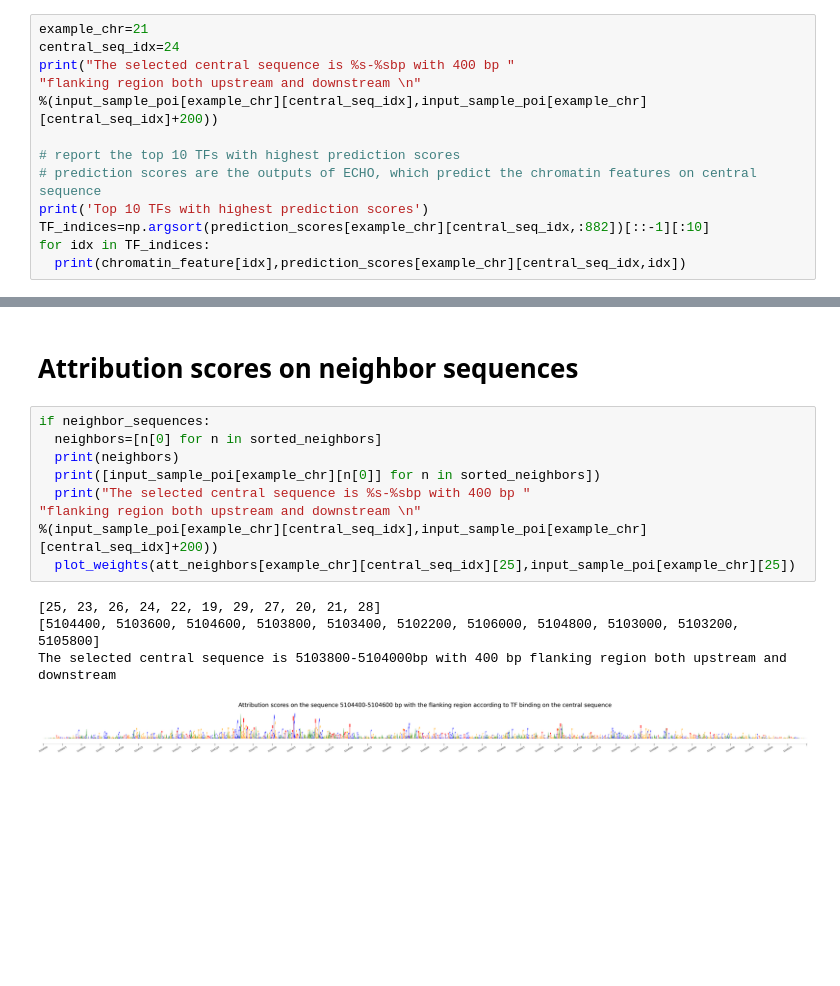
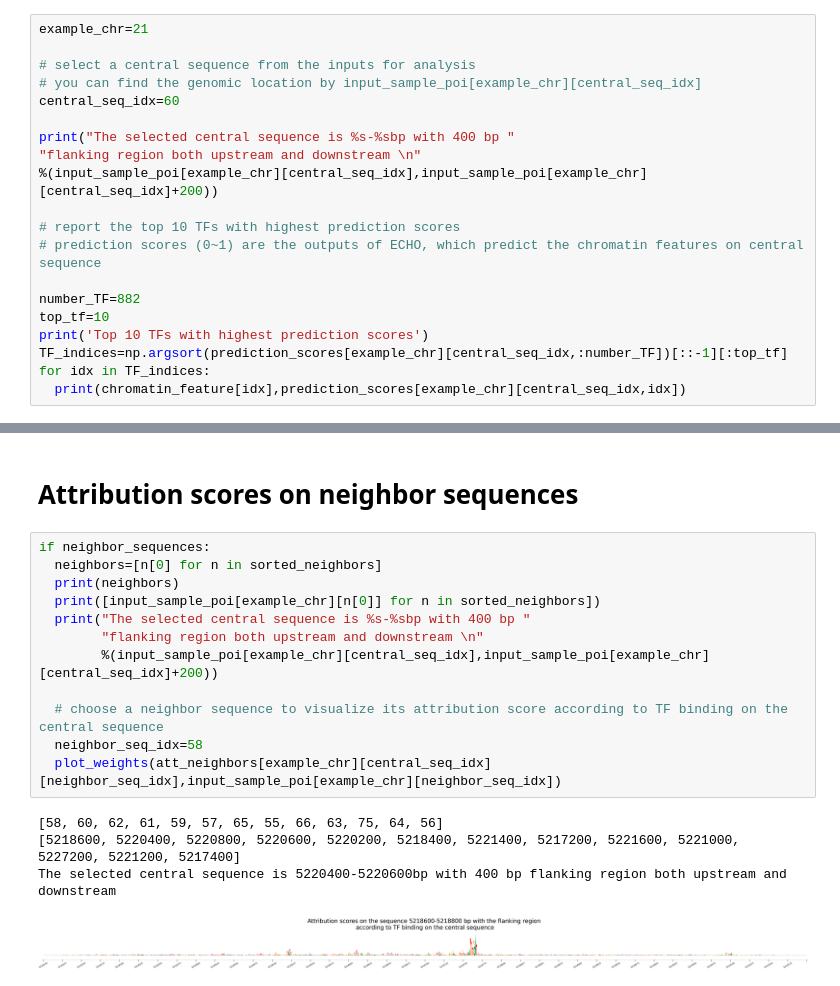
Before and after one commit to liu-bioinfo-lab/echo, a Jupyter notebook: echo_example.ipynb, the cells around one changed output, grey strips where cells are left out. Saved outputs shown, nothing was run; the diff lists cells and outputs as text; blank space fills up the shorter version.

Commit message:
example

```diff
--- a/echo_example.ipynb
+++ b/echo_example.ipynb
@@ -34,15 +43,22 @@ finished
 # Prediction scores on central sequence
 # %%
 example_chr=21
-central_seq_idx=24
+
+# select a central sequence from the inputs for analysis
+# you can find the genomic location by input_sample_poi[example_chr][central_seq_idx]
+central_seq_idx=60
+
 print("The selected central sequence is %s-%sbp with 400 bp "
 "flanking region both upstream and downstream \n"
 %(input_sample_poi[example_chr][central_seq_idx],input_sample_poi[example_chr][central_seq_idx]+200))
 
 # report the top 10 TFs with highest prediction scores
-# prediction scores are the outputs of ECHO, which predict the chromatin features on central sequence
+# prediction scores (0~1) are the outputs of ECHO, which predict the chromatin features on central sequence
+
+number_TF=882
+top_tf=10
 print('Top 10 TFs with highest prediction scores')
-TF_indices=np.argsort(prediction_scores[example_chr][central_seq_idx,:882])[::-1][:10]
+TF_indices=np.argsort(prediction_scores[example_chr][central_seq_idx,:number_TF])[::-1][:top_tf]
 for idx in TF_indices:
   print(chromatin_feature[idx],prediction_scores[example_chr][central_seq_idx,idx])
 # %% [output]
@@ -95,14 +121,17 @@ sequence: 5105800, distance 2000, score: 0.0013382271863520145
 # %%
 if neighbor_sequences:
   neighbors=[n[0] for n in sorted_neighbors]
   print(neighbors)
   print([input_sample_poi[example_chr][n[0]] for n in sorted_neighbors])
   print("The selected central sequence is %s-%sbp with 400 bp "
-"flanking region both upstream and downstream \n"
-%(input_sample_poi[example_chr][central_seq_idx],input_sample_poi[example_chr][central_seq_idx]+200))
-  plot_weights(att_neighbors[example_chr][central_seq_idx][25],input_sample_poi[example_chr][25])
+        "flanking region both upstream and downstream \n"
+        %(input_sample_poi[example_chr][central_seq_idx],input_sample_poi[example_chr][central_seq_idx]+200))
+
+  # choose a neighbor sequence to visualize its attribution score according to TF binding on the central sequence
+  neighbor_seq_idx=58
+  plot_weights(att_neighbors[example_chr][central_seq_idx][neighbor_seq_idx],input_sample_poi[example_chr][neighbor_seq_idx])
 # %% [output]
-[25, 23, 26, 24, 22, 19, 29, 27, 20, 21, 28]
-[5104400, 5103600, 5104600, 5103800, 5103400, 5102200, 5106000, 5104800, 5103000, 5103200, 5105800]
-The selected central sequence is 5103800-5104000bp with 400 bp flanking region both upstream and downstream
+[58, 60, 62, 61, 59, 57, 65, 55, 66, 63, 75, 64, 56]
+[5218600, 5220400, 5220800, 5220600, 5220200, 5218400, 5221400, 5217200, 5221600, 5221000, 5227200, 5221200, 5217400]
+The selected central sequence is 5220400-5220600bp with 400 bp flanking region both upstream and downstream
-[figure, old version]
+[figure, new version]
```
Also changed, not shown: parts of 6 cells of this notebook.
